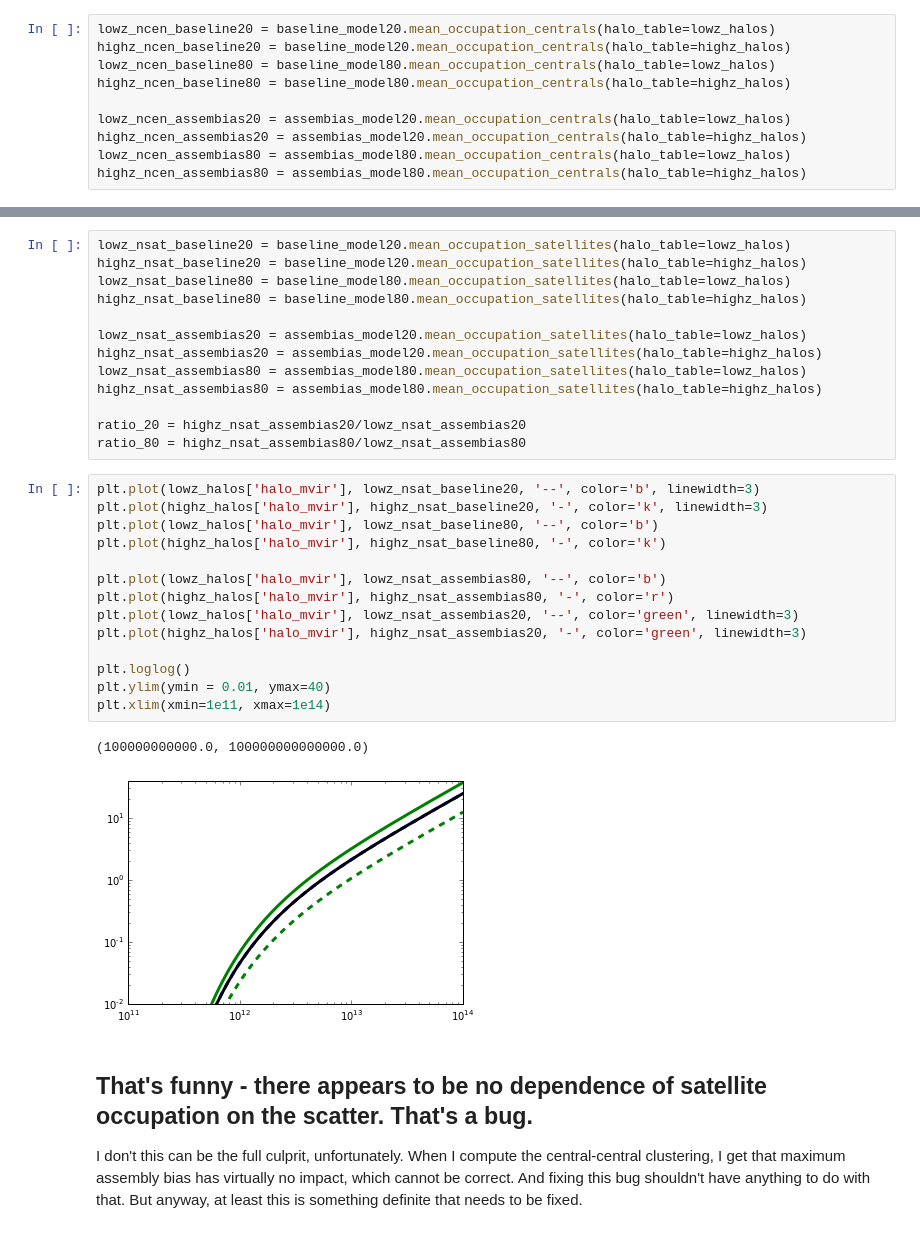
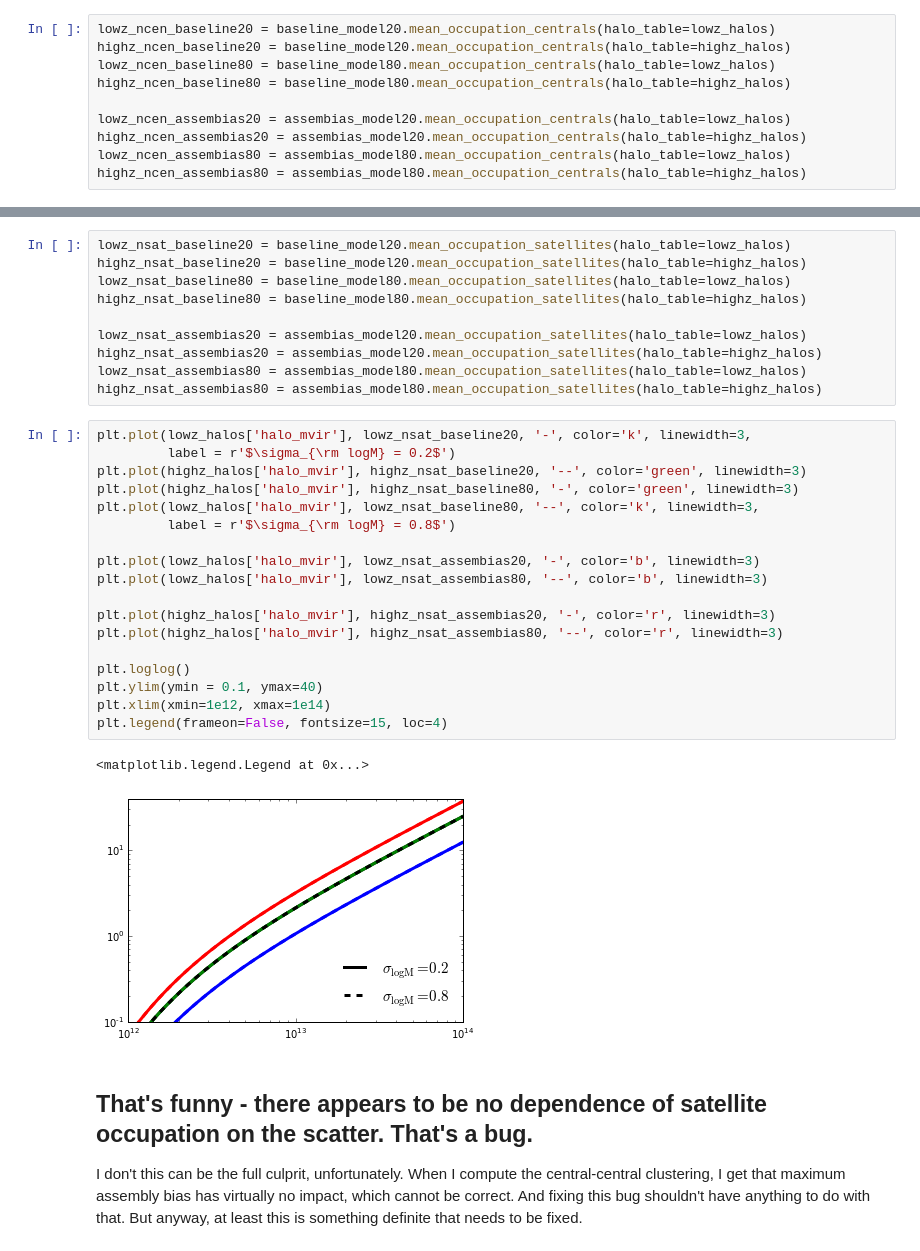
Before and after one commit to astropy/halotools, a Jupyter notebook: test_meanocc_scatter.ipynb, the cells around one changed output, grey strips where cells are left out. Drawn from its saved outputs; the diff is of its cells as text.

```diff
--- a/test_meanocc_scatter.ipynb
+++ b/test_meanocc_scatter.ipynb
@@ -106,26 +104,27 @@ lowz_nsat_assembias20 = assembias_model20.mean_occupation_satellites(halo_table=
 highz_nsat_assembias20 = assembias_model20.mean_occupation_satellites(halo_table=highz_halos)
 lowz_nsat_assembias80 = assembias_model80.mean_occupation_satellites(halo_table=lowz_halos)
 highz_nsat_assembias80 = assembias_model80.mean_occupation_satellites(halo_table=highz_halos)
-
-ratio_20 = highz_nsat_assembias20/lowz_nsat_assembias20
-ratio_80 = highz_nsat_assembias80/lowz_nsat_assembias80
-# %%
-plt.plot(lowz_halos['halo_mvir'], lowz_nsat_baseline20, '--', color='b', linewidth=3)
-plt.plot(highz_halos['halo_mvir'], highz_nsat_baseline20, '-', color='k', linewidth=3)
-plt.plot(lowz_halos['halo_mvir'], lowz_nsat_baseline80, '--', color='b')
-plt.plot(highz_halos['halo_mvir'], highz_nsat_baseline80, '-', color='k')
-
-plt.plot(lowz_halos['halo_mvir'], lowz_nsat_assembias80, '--', color='b')
-plt.plot(highz_halos['halo_mvir'], highz_nsat_assembias80, '-', color='r')
-plt.plot(lowz_halos['halo_mvir'], lowz_nsat_assembias20, '--', color='green', linewidth=3)
-plt.plot(highz_halos['halo_mvir'], highz_nsat_assembias20, '-', color='green', linewidth=3)
-
-plt.loglog()
-plt.ylim(ymin = 0.01, ymax=40)
-plt.xlim(xmin=1e11, xmax=1e14)
-# %% [output]
-(100000000000.0, 100000000000000.0)
-[figure, removed]
+# %%
+plt.plot(lowz_halos['halo_mvir'], lowz_nsat_baseline20, '-', color='k', linewidth=3,
+         label = r'$\sigma_{\rm logM} = 0.2$')
+plt.plot(highz_halos['halo_mvir'], highz_nsat_baseline20, '--', color='green', linewidth=3)
+plt.plot(highz_halos['halo_mvir'], highz_nsat_baseline80, '-', color='green', linewidth=3)
+plt.plot(lowz_halos['halo_mvir'], lowz_nsat_baseline80, '--', color='k', linewidth=3,
+         label = r'$\sigma_{\rm logM} = 0.8$')
+
+plt.plot(lowz_halos['halo_mvir'], lowz_nsat_assembias20, '-', color='b', linewidth=3)
+plt.plot(lowz_halos['halo_mvir'], lowz_nsat_assembias80, '--', color='b', linewidth=3)
+
+plt.plot(highz_halos['halo_mvir'], highz_nsat_assembias20, '-', color='r', linewidth=3)
+plt.plot(highz_halos['halo_mvir'], highz_nsat_assembias80, '--', color='r', linewidth=3)
+
+plt.loglog()
+plt.ylim(ymin = 0.1, ymax=40)
+plt.xlim(xmin=1e12, xmax=1e14)
+plt.legend(frameon=False, fontsize=15, loc=4)
+# %% [output]
+<matplotlib.legend.Legend at 0x...>
+[figure, added]
 # %% [markdown]
 ## That's funny - there appears to be no dependence of satellite occupation on the scatter. That's a bug.
 
```
Also changed, not shown: parts of 6 cells of this notebook.
